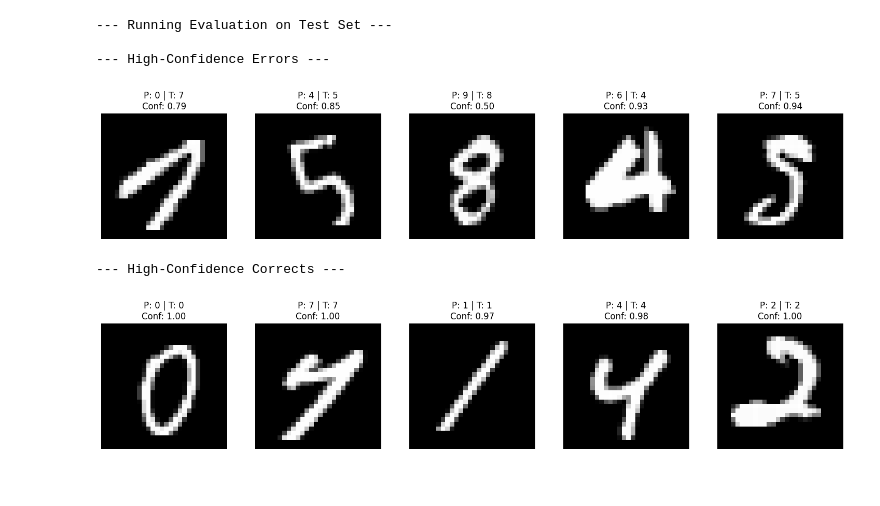
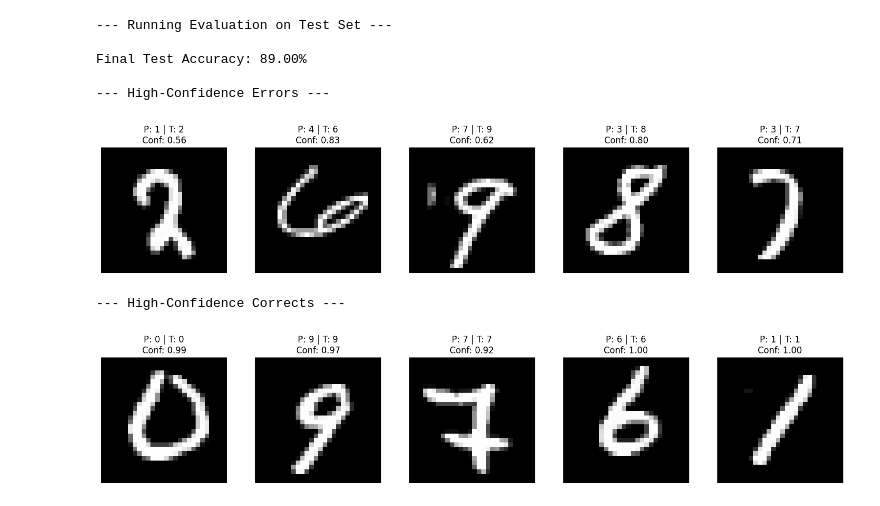
Before and after one commit to TavishMassy/neuralNetwork_ML, a Jupyter notebook: ch-2-p-3-cnn-scratch.ipynb, the cells around one changed output. Saved outputs shown, nothing was run; the diff lists cells and outputs as text; code cells hidden in the pictures.

```diff
--- a/ch-2-p-3-cnn-scratch.ipynb
+++ b/ch-2-p-3-cnn-scratch.ipynb
@@ -416,12 +414,12 @@ from sklearn.datasets import fetch_openml
 print("Loading MNIST data...")
 mnist = fetch_openml('mnist_784', version=1, as_frame=False, parser='auto')
 
-# Use 1,000 for training and 500 for testing
-train_data = mnist.data[:1000]
-test_data = mnist.data[1000:1500]
+# Use 2,500 for training and 500 for testing
+train_data = mnist.data[:2500]
+test_data = mnist.data[2500:3000]
 
-train_labels_raw = mnist.target[:1000].astype(int)
-test_labels_raw = mnist.target[1000:1500].astype(int)
+train_labels_raw = mnist.target[:2500].astype(int)
+test_labels_raw = mnist.target[2500:3000].astype(int)
 
 # Normalize and reshape
 train_images = train_data.reshape(-1, 1, 28, 28) / 255.0
@@ -526,49 +524,50 @@ Training Complete!
 model.eval()
 wrong_predictions = []
 correct_predictions = []
+total_correct = 0
 
 print("\n--- Running Evaluation on Test Set ---")
 for i in range(len(test_images)):
-    # 1. Forward Pass (No backward/training needed)
     prediction = model(test_images[i])
 
-    # 2. Extract results
     pred_idx = np.argmax(prediction)
     true_idx = np.argmax(test_labels[i])
     confidence = np.max(prediction)
 
-    # 3. Categorize results based on confidence
-    # Error: Wrong prediction with high certainty
+    if pred_idx == true_idx:
+        total_correct += 1
+
     if pred_idx != true_idx and confidence > 0.5:
         wrong_predictions.append((i, pred_idx, true_idx, confidence))
-
-    # Correct: Right prediction with high certainty
     elif pred_idx == true_idx and confidence > 0.9:
         correct_predictions.append((i, pred_idx, true_idx, confidence))
 
-# --- Displaying Results ---
+accuracy = total_correct / len(test_images)
+print(f"\nFinal Test Accuracy: {accuracy:.2%}")
+
 def show_results(data_list, title):
     if len(data_list) == 0:
         print(f"No {title} found.")
         return
 
     print(f"\n--- {title} ---")
     plt.figure(figsize=(15, 3))
     for i, (idx, pred, actual, conf) in enumerate(data_list[:5]):
         plt.subplot(1, 5, i + 1)
-        # Reshape to (28, 28) to ensure proper visualization
         plt.imshow(test_images[idx].reshape(28, 28), cmap='gray')
         plt.title(f"P: {pred} | T: {actual}\nConf: {conf:.2f}")
         plt.axis('off')
     plt.tight_layout()
     plt.show()
 
 show_results(wrong_predictions, "High-Confidence Errors")
 show_results(correct_predictions, "High-Confidence Corrects")
 # %% [output]
 --- Running Evaluation on Test Set ---
 
+Final Test Accuracy: 89.00%
+
 --- High-Confidence Errors ---
-[figure, old version]
+[figure, new version]
 --- High-Confidence Corrects ---
-[figure, old version]
+[figure, new version]
```
Also changed, not shown: parts of 4 cells of this notebook.
